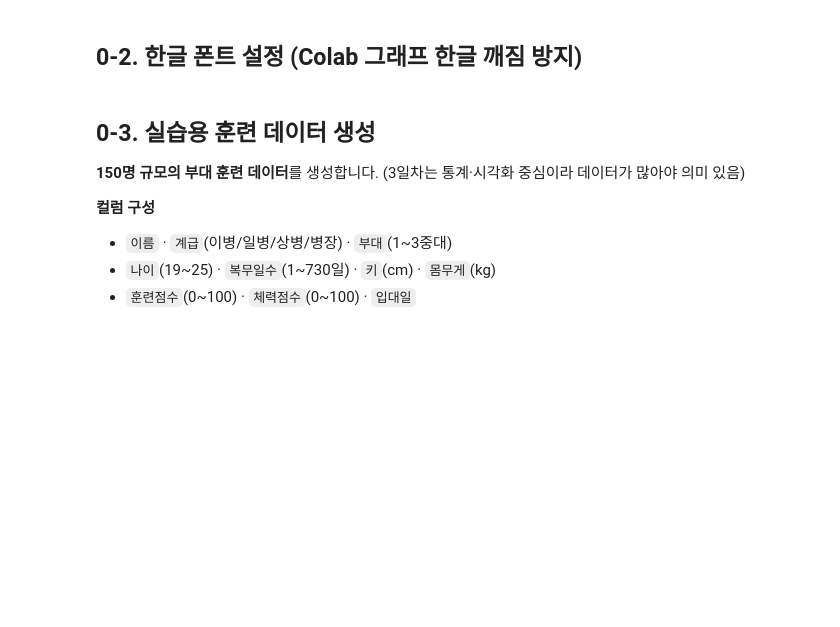
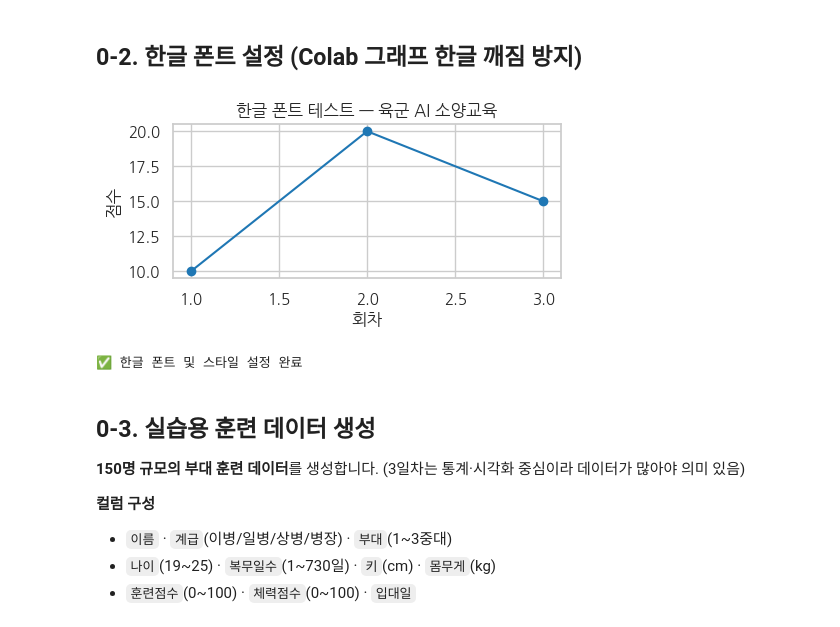
Before and after one commit to FullChick/AIEdu02, a Jupyter notebook: 2026_육군_AI소양교육_3일차_실습.ipynb, the cells around one changed output. Saved outputs shown, nothing was run; the diff lists cells and outputs as text; code cells hidden in the pictures; blank space fills up the shorter version.

```diff
--- a/2026_육군_AI소양교육_3일차_실습.ipynb
+++ b/2026_육군_AI소양교육_3일차_실습.ipynb
@@ -49,25 +54,35 @@ print(f"seaborn   : {sns.__version__}")
 # %% [markdown]
 ## 0-2. 한글 폰트 설정 (Colab 그래프 한글 깨짐 방지)
 # %%
-# 나눔고딕 설치
+# 1. 나눔고딕 설치 (이미 설치했다면 생략 가능하지만 다시 해도 무방해)
 !apt-get install -qq fonts-nanum > /dev/null 2>&1
 
+import matplotlib.pyplot as plt
 import matplotlib.font_manager as fm
-fm.fontManager.addfont('/usr/share/fonts/truetype/nanum/NanumGothic.ttf')
+import seaborn as sns
 
+# 2. 폰트 매니저에 나눔고딕 경로 추가
+font_path = '/usr/share/fonts/truetype/nanum/NanumGothic.ttf'
+fm.fontManager.addfont(font_path)
+
+# 3. 설정 및 캐시 리셋
 plt.rc('font', family='NanumGothic')
 plt.rc('axes', unicode_minus=False)
 
+# 4. 스타일 설정
 sns.set_style('whitegrid')
-sns.set_context('notebook')
+plt.rcParams['font.family'] = 'NanumGothic' # Seaborn 설정 덮어쓰기 방지
 
 # 테스트
 plt.figure(figsize=(5, 2))
 plt.title("한글 폰트 테스트 — 육군 AI 소양교육")
 plt.plot([1, 2, 3], [10, 20, 15], marker='o')
 plt.xlabel("회차"); plt.ylabel("점수")
 plt.show()
 print("✅ 한글 폰트 및 스타일 설정 완료")
+# %% [output]
+[figure, added]
+✅ 한글 폰트 및 스타일 설정 완료
 # %% [markdown]
 ## 0-3. 실습용 훈련 데이터 생성
 
```
Also changed, not shown: parts of 23 cells of this notebook.
